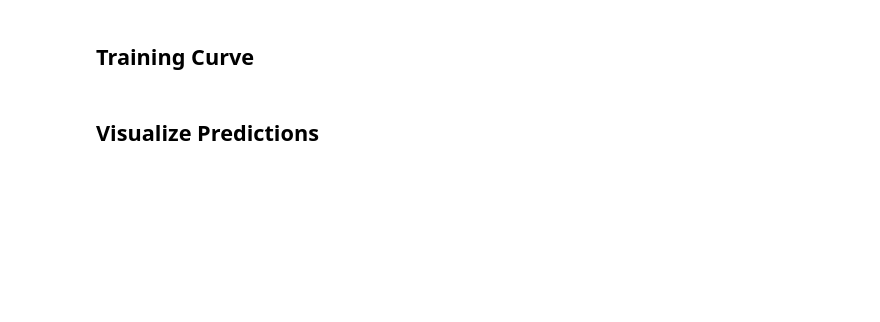
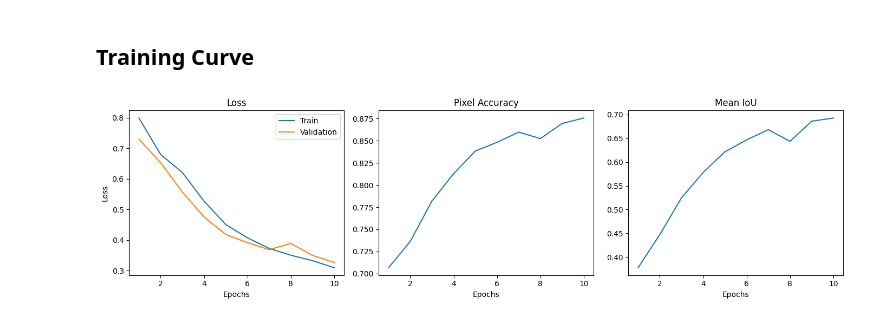
Before and after one commit to sudikshyapant/unet, a Jupyter notebook: unet.ipynb, the cells around one changed output. Drawn from its saved outputs; the diff is of its cells as text; code cells hidden in the pictures; blank space fills up the shorter version.

Commit message:
feat: add end-to-end segmentation training and evaluation

```diff
--- a/unet.ipynb
+++ b/unet.ipynb
@@ -54,7 +56,6 @@ train_loader = DataLoader(
     batch_size=BATCH_SIZE,
     shuffle=True,
     num_workers=2,
-    pin_memory=True
 )
 
 test_loader = DataLoader(
@@ -62,7 +63,6 @@ test_loader = DataLoader(
     batch_size=BATCH_SIZE,
     shuffle=False,
     num_workers=2,
-    pin_memory=True
 )
 
 print(f'Train samples: {len(train_set)} | Test samples: {len(test_set)}')
@@ -162,2 +222,27 @@ class UNet(nn.Module):
 # %% [markdown]
 ## Train
+# %%
+NUM_EPOCHS = 10
+# try and change lr = 1e-3  the default
+optimizer = torch.optim.Adam(model.parameters(), lr=1e-4)
+criterion = nn.CrossEntropyLoss()
+
+history = {'train_loss': [],
+           'val_loss': [],
+           'pixel_acc': [],
+           'mean_iou': []}
+
+for epoch in range(1, NUM_EPOCHS+1):
+  train_loss = train_one_epoch(model, train_loader, optimizer, criterion)
+  val_loss, acc, mean_iou = evaluate(model, test_loader, criterion)
+
+  history['train_loss'].append(train_loss)
+  history['val_loss'].append(val_loss)
+  history['pixel_acc'].append(acc)
+  history['mean_iou'].append(mean_iou)
+
+  print(f'Epoch {epoch:2d}/{NUM_EPOCHS} | '
+      f'Train Loss: {train_loss:.4f} | '
+      f'Val Loss: {val_loss:.4f} | '
+      f'Pixel Acc: {acc:.4f} | '
+      f'Mean IoU: {mean_iou:.4f}')
@@ -164,4 +260,21 @@ class UNet(nn.Module):
 # %% [markdown]
 ## Training Curve
-# %% [markdown]
-## Visualize Predictions
+# %%
+epochs = range(1, NUM_EPOCHS+1)
+
+fig, axes = plt.subplots(1, 3, figsize=(14,4))
+
+axes[0].plot(epochs, history['train_loss'], label='Train')
+axes[0].plot(epochs, history['val_loss'], label='Validation')
+axes[0].set_title('Loss'); axes[0].set_xlabel('Epochs'); axes[0].set_ylabel('Loss'); axes[0].legend()
+
+axes[1].plot(epochs, history['pixel_acc'])
+axes[1].set_title('Pixel Accuracy'); axes[1].set_xlabel('Epochs');
+
+axes[2].plot(epochs, history['mean_iou'])
+axes[2].set_title('Mean IoU'); axes[2].set_xlabel('Epochs');
+
+plt.tight_layout()
+plt.show()
+# %% [output]
+[figure, added]
```
Also changed, not shown: parts of 11 cells of this notebook.
